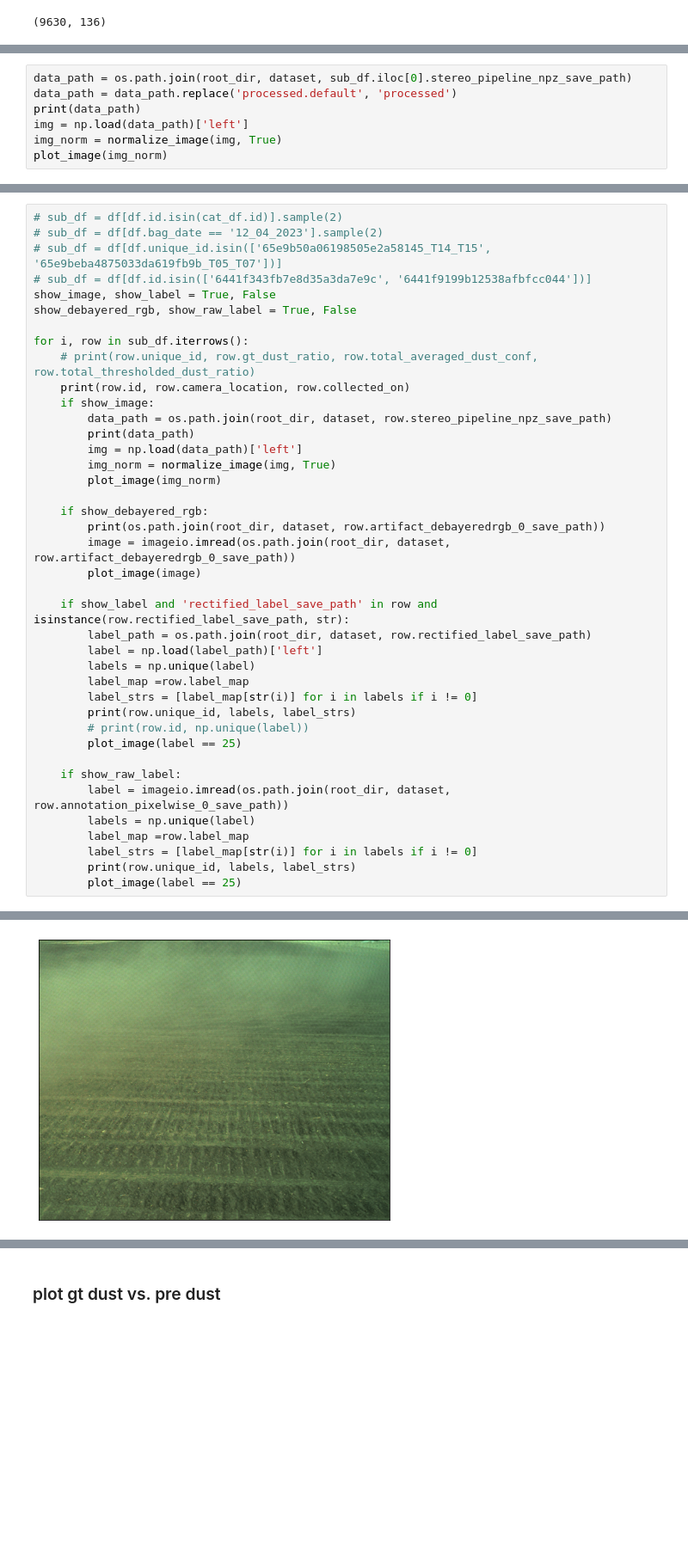
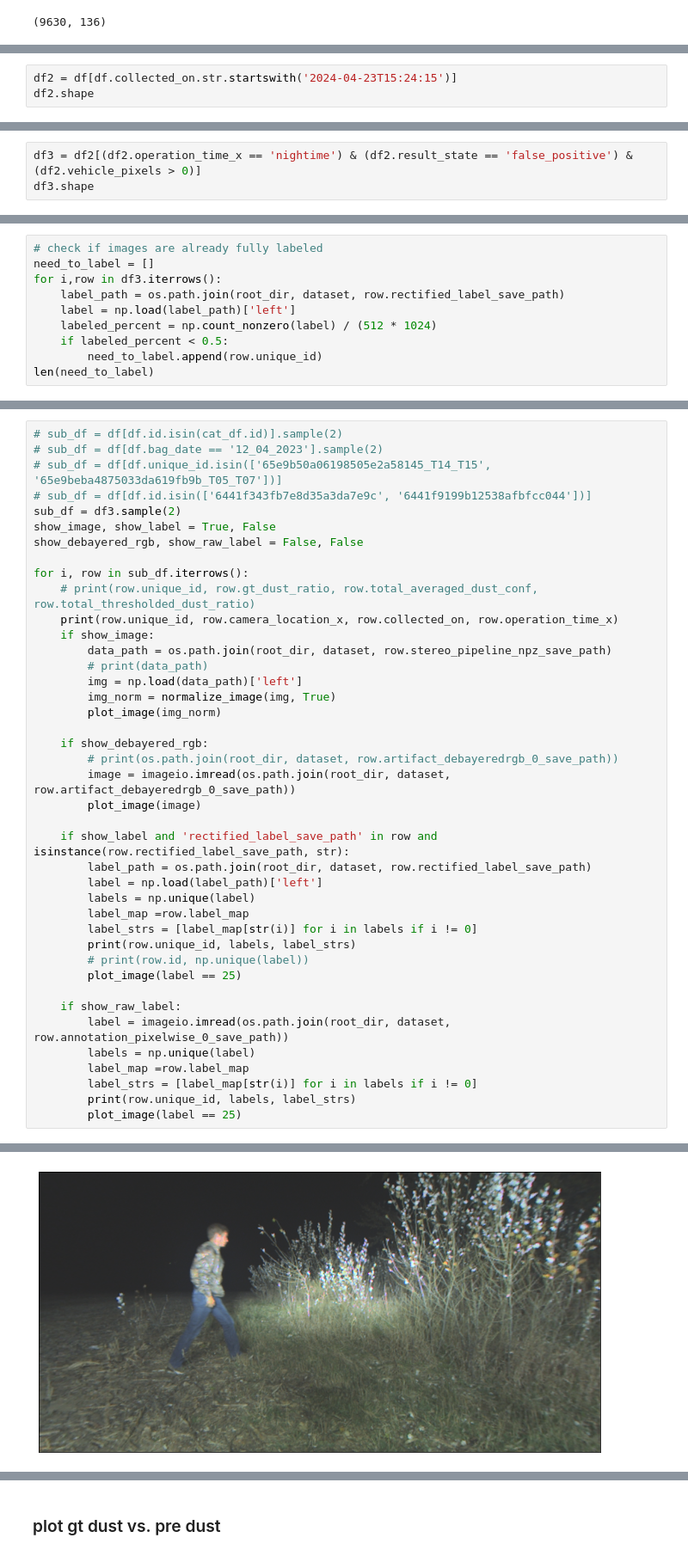
Before and after one commit to liyubrt/notebooks, a Jupyter notebook: dust_analysis_halo/dust_analysis.ipynb, the cells around one changed output, grey strips where cells are left out. Shown at 86% size. Saved outputs shown, nothing was run; the diff lists cells and outputs as text; blank space fills up the shorter version.

Commit message:
select useful images from rev1 human test set for full pixel labeling

```diff
--- a/dust_analysis_halo/dust_analysis.ipynb
+++ b/dust_analysis_halo/dust_analysis.ipynb
@@ -249,7 +305,0 @@ print(sub_df.shape)
-# %%
-data_path = os.path.join(root_dir, dataset, sub_df.iloc[0].stereo_pipeline_npz_save_path)
-data_path = data_path.replace('processed.default', 'processed')
-print(data_path)
-img = np.load(data_path)['left']
-img_norm = normalize_image(img, True)
-plot_image(img_norm)
@@ -258,0 +312,3 @@ plot_image(img_norm)
+# %%
+df2 = df[df.collected_on.str.startswith('2024-04-23T15:24:15')]
+df2.shape
@@ -258,0 +317,3 @@ plot_image(img_norm)
+# %%
+df3 = df2[(df2.operation_time_x == 'nightime') & (df2.result_state == 'false_positive') & (df2.vehicle_pixels > 0)]
+df3.shape
@@ -258,0 +322,10 @@ plot_image(img_norm)
+# %%
+# check if images are already fully labeled
+need_to_label = []
+for i,row in df3.iterrows():
+    label_path = os.path.join(root_dir, dataset, row.rectified_label_save_path)
+    label = np.load(label_path)['left']
+    labeled_percent = np.count_nonzero(label) / (512 * 1024)
+    if labeled_percent < 0.5:
+        need_to_label.append(row.unique_id)
+len(need_to_label)
@@ -261,21 +345,22 @@ plot_image(img_norm)
 # sub_df = df[df.bag_date == '12_04_2023'].sample(2)
 # sub_df = df[df.unique_id.isin(['65e9b50a06198505e2a58145_T14_T15', '65e9beba4875033da619fb9b_T05_T07'])]
 # sub_df = df[df.id.isin(['6441f343fb7e8d35a3da7e9c', '6441f9199b12538afbfcc044'])]
+sub_df = df3.sample(2)
 show_image, show_label = True, False
-show_debayered_rgb, show_raw_label = True, False
+show_debayered_rgb, show_raw_label = False, False
 
 for i, row in sub_df.iterrows():
     # print(row.unique_id, row.gt_dust_ratio, row.total_averaged_dust_conf, row.total_thresholded_dust_ratio)
-    print(row.id, row.camera_location, row.collected_on)
+    print(row.unique_id, row.camera_location_x, row.collected_on, row.operation_time_x)
     if show_image:
         data_path = os.path.join(root_dir, dataset, row.stereo_pipeline_npz_save_path)
-        print(data_path)
+        # print(data_path)
         img = np.load(data_path)['left']
         img_norm = normalize_image(img, True)
         plot_image(img_norm)
 
     if show_debayered_rgb:
-        print(os.path.join(root_dir, dataset, row.artifact_debayeredrgb_0_save_path))
+        # print(os.path.join(root_dir, dataset, row.artifact_debayeredrgb_0_save_path))
         image = imageio.imread(os.path.join(root_dir, dataset, row.artifact_debayeredrgb_0_save_path))
         plot_image(image)
 
@@ -302 +386 @@ for i, row in sub_df.iterrows():
-[figure, old version]
+[figure, new version]
```
Also changed, not shown: parts of 24 cells of this notebook, 1 other file.
